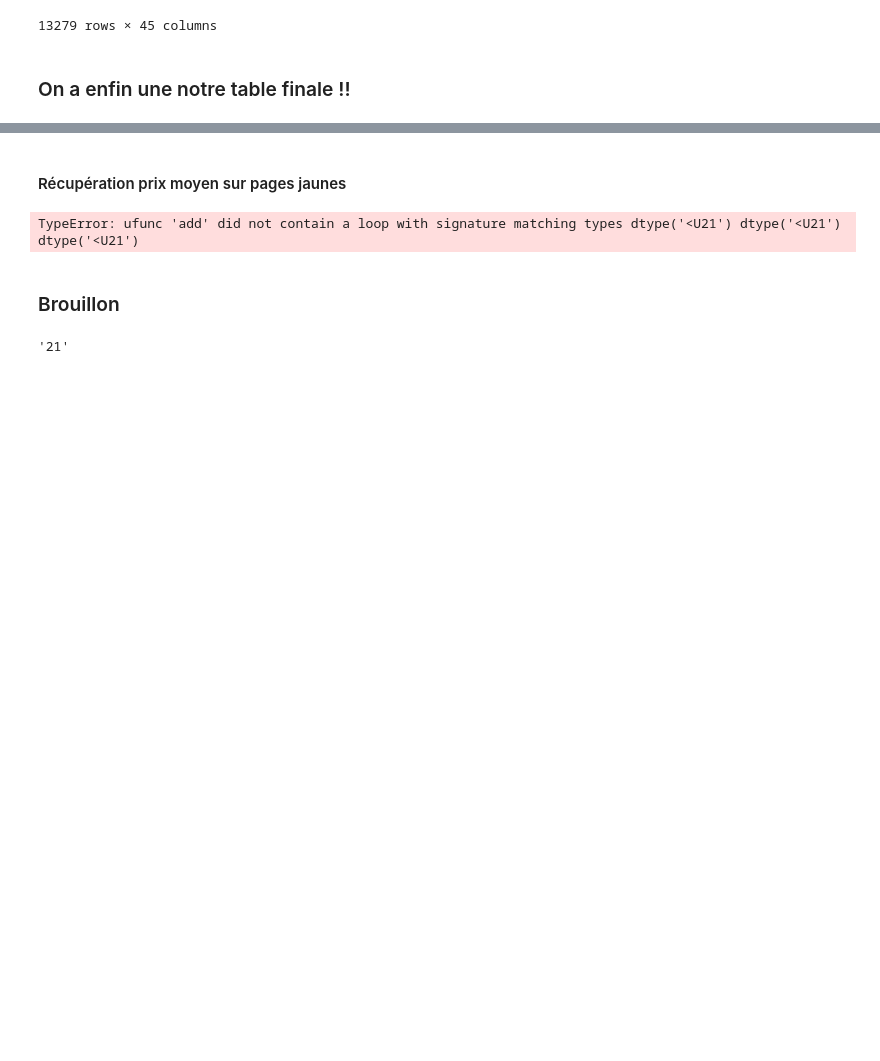
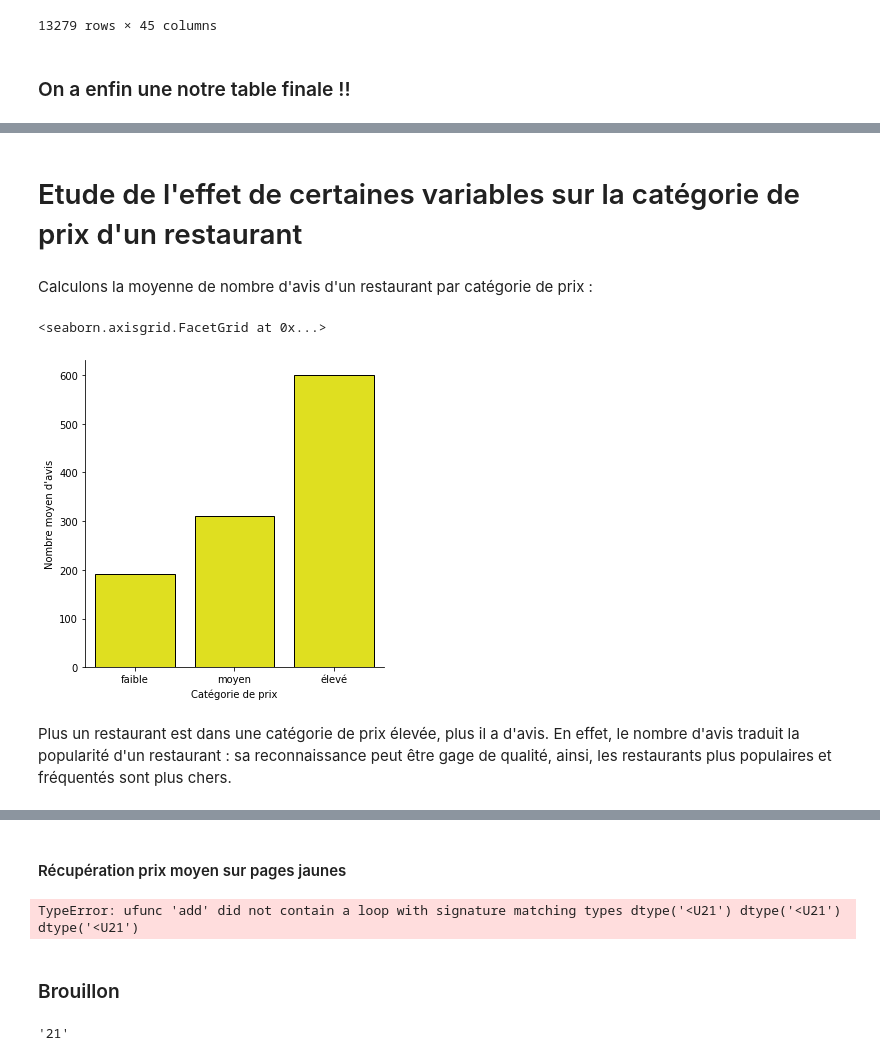
Before and after one commit to victor77420/Mod-lisation-prix-restaurants-parisiens, a Jupyter notebook: Untitled1.ipynb, the cells around one changed output, grey strips where cells are left out. Saved outputs shown, nothing was run; the diff lists cells and outputs as text; code cells hidden in the pictures; blank space fills up the shorter version.

```diff
--- a/Untitled1.ipynb
+++ b/Untitled1.ipynb
@@ -1197,0 +1258,13 @@ Brouillon
+# %% [markdown]
+# Etude de l'effet de certaines variables sur la catégorie de prix d'un restaurant
+# %% [markdown]
+Calculons la moyenne de nombre d'avis d'un restaurant par catégorie de prix :
+# %%
+df = parisiens.groupby('Catégorie de prix').aggregate({'Nombre avis' : 'mean'}).reset_index()
+df = df.rename(columns={'Nombre avis': "Nombre moyen d'avis"})
+sns.catplot(x='Catégorie de prix', y="Nombre moyen d'avis", edgecolor="black", data=df,kind = "bar", color = "yellow")
+# %% [output]
+<seaborn.axisgrid.FacetGrid at 0x...>
+[figure, added]
+# %% [markdown]
+Plus un restaurant est dans une catégorie de prix élevée, plus il a d'avis. En effet, le nombre d'avis traduit la popularité d'un restaurant : sa reconnaissance peut être gage de qualité, ainsi, les restaurants plus populaires et fréquentés sont plus chers.
```
Also changed, not shown: parts of 37 cells of this notebook.
